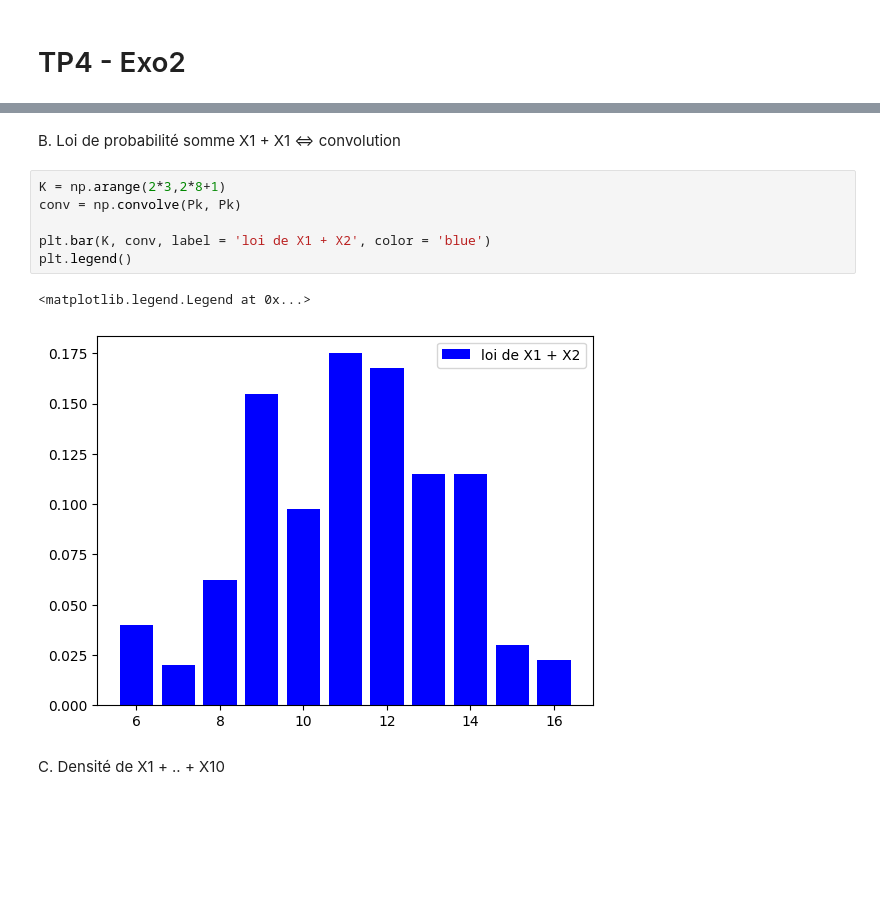
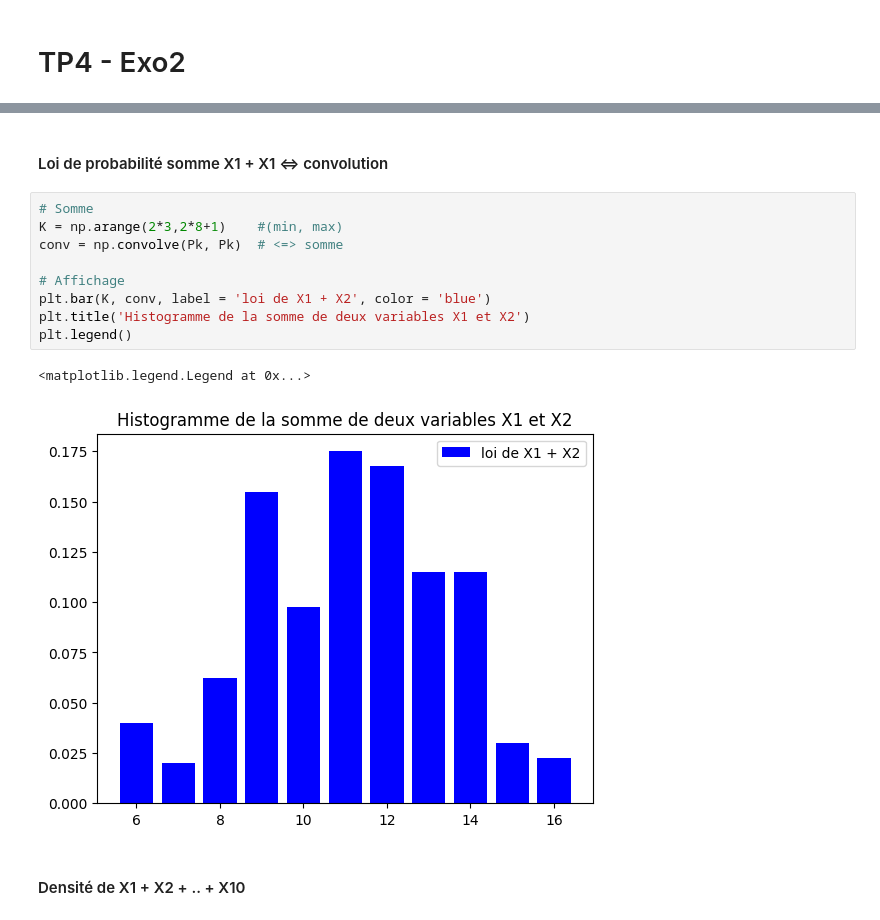
Before and after one commit to Estellezheng/TP-proba-CPE-Lyon, a Jupyter notebook: TP5/exo2.ipynb, the cells around one changed output, grey strips where cells are left out. Drawn from its saved outputs; the diff is of its cells as text; blank space fills up the shorter version.

```diff
--- a/TP5/exo2.ipynb
+++ b/TP5/exo2.ipynb
@@ -20,18 +32,21 @@ La moyenne empirique Eemp(X) =  5.550000000000001
 L'ecart type empirique est oemp(X) = =  1.627114009527296
 [figure]
 # %% [markdown]
-B. Loi de probabilité somme X1 + X1 <=> convolution
+#### Loi de probabilité somme X1 + X1 <=> convolution
 # %%
-K = np.arange(2*3,2*8+1)
-conv = np.convolve(Pk, Pk)
+# Somme
+K = np.arange(2*3,2*8+1)    #(min, max)
+conv = np.convolve(Pk, Pk)  # <=> somme
 
+# Affichage
 plt.bar(K, conv, label = 'loi de X1 + X2', color = 'blue')
+plt.title('Histogramme de la somme de deux variables X1 et X2')
 plt.legend()
 # %% [output]
 <matplotlib.legend.Legend at 0x...>
-[figure, old version]
+[figure, new version]
 # %% [markdown]
-C. Densité de X1 + .. + X10
+#### Densité de X1 + X2 + .. + X10
 # %%
 n = 10      #nmb de VA
 
```
Also changed, not shown: parts of 15 cells of this notebook, 5 other files.
